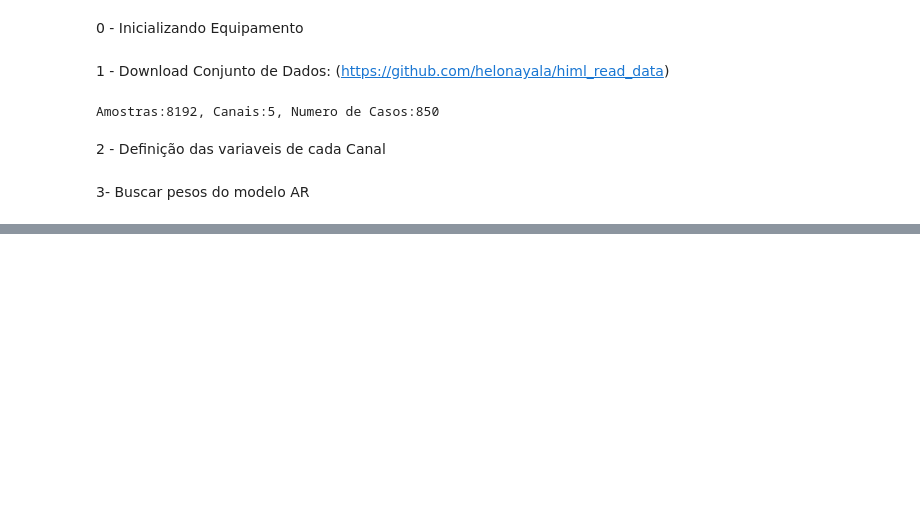
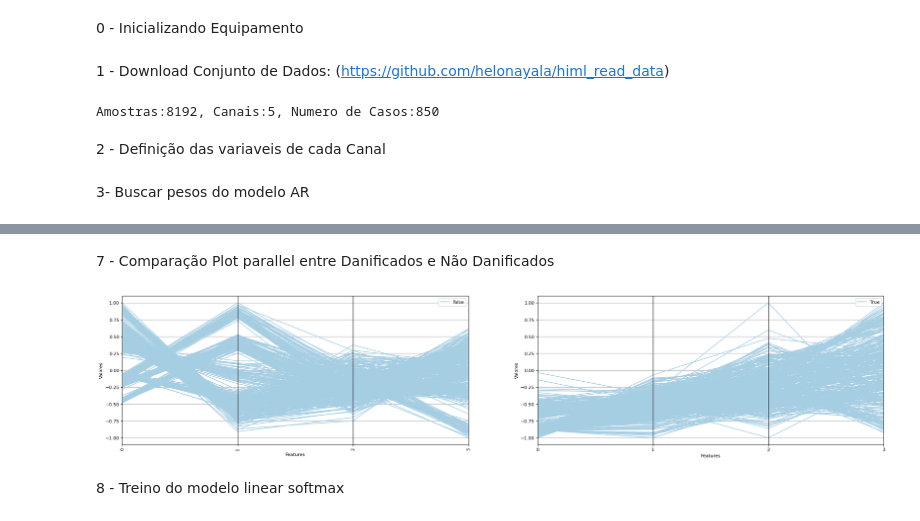
Before and after one commit to freitaass/himl_Take-home_exercises_gfs, a Jupyter notebook: 02_feature/main.ipynb, the cells around one changed output, grey strips where cells are left out. Cells and saved outputs as stored; diff of their text form; code cells hidden in the pictures; blank space fills up the shorter version.

Commit message:
Atualização Regressão Softmax

```diff
--- a/02_feature/main.ipynb
+++ b/02_feature/main.ipynb
@@ -77,0 +115,18 @@ Numero de Componentes que garante 90% da variancia explica é de 4. Total Variâ
+# %% [markdown]
+7 - Comparação Plot parallel entre Danificados e Não Danificados
+# %%
+plt.figure(facecolor='white',figsize=(30, 6), dpi=80)
+plt.subplot(121)
+pd.plotting.parallel_coordinates(dfARX2[dfARX2['target']==0],'target',colormap=plt.get_cmap('Paired'))
+plt.ylabel('Valores')
+plt.xlabel('Features')
+plt.xticks(rotation=90)
+plt.subplot(122)
+pd.plotting.parallel_coordinates(dfARX2[dfARX2['target']==1],'target',colormap=plt.get_cmap('Paired'))
+plt.ylabel('Valores')
+plt.xlabel('Features')
+plt.show()
+# %% [output]
+[figure, added]
+# %% [markdown]
+8 - Treino do modelo linear softmax
```
Also changed, not shown: parts of 9 cells of this notebook, 1 other file.
